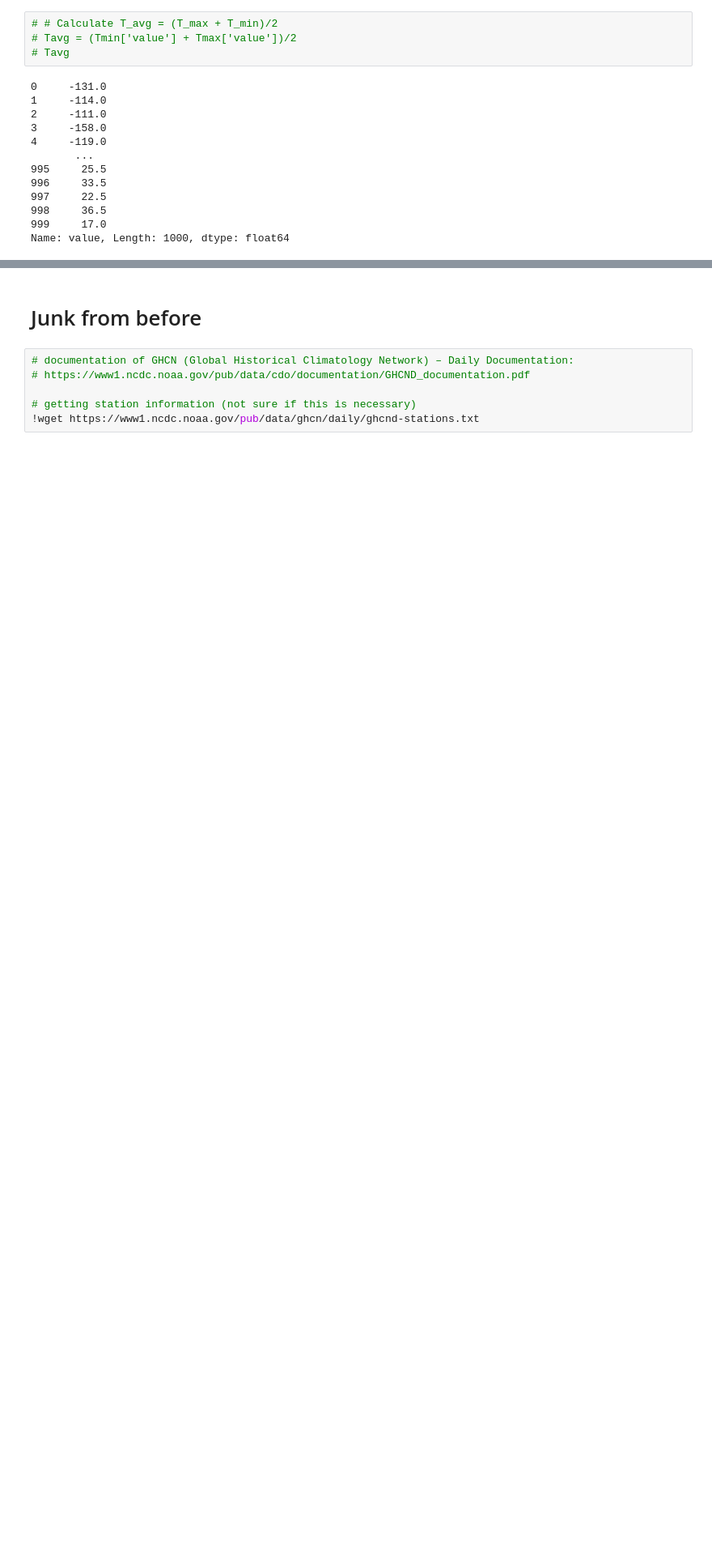
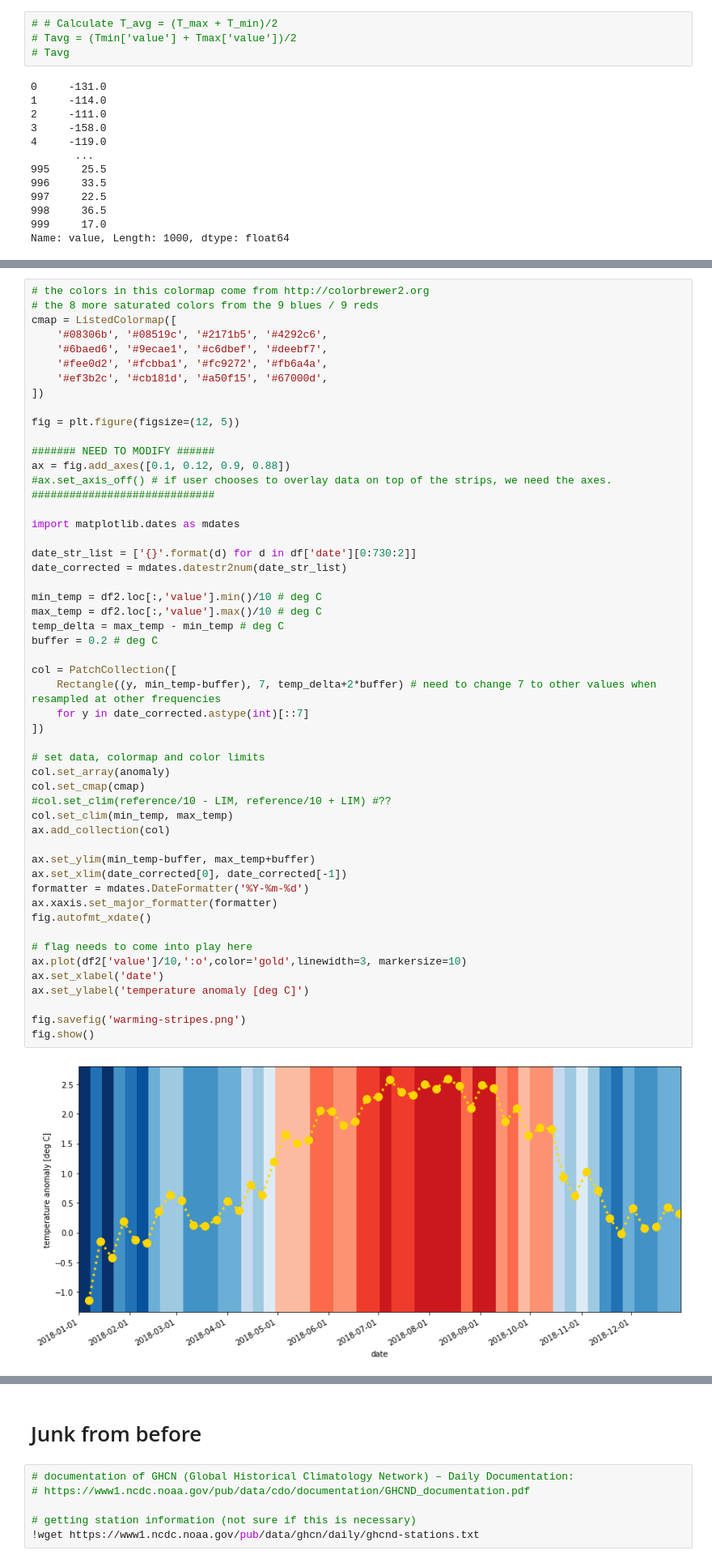
Before and after one commit to cathyxinchangli/ATMS-597-SP-2020, a Jupyter notebook: ATMS-597-SP-2020-Project-2/Project2.ipynb, the cells around one changed output, grey strips where cells are left out. Shown: that part at 81% size. Saved outputs shown, nothing was run; the diff lists cells and outputs as text; blank space fills up the shorter version.

Commit message:
weekly freq plot

```diff
--- a/ATMS-597-SP-2020-Project-2/Project2.ipynb
+++ b/ATMS-597-SP-2020-Project-2/Project2.ipynb
@@ -259,0 +232,54 @@ TypeError: ignored
+# %%
+# the colors in this colormap come from http://colorbrewer2.org
+# the 8 more saturated colors from the 9 blues / 9 reds
+cmap = ListedColormap([
+    '#08306b', '#08519c', '#2171b5', '#4292c6',
+    '#6baed6', '#9ecae1', '#c6dbef', '#deebf7',
+    '#fee0d2', '#fcbba1', '#fc9272', '#fb6a4a',
+    '#ef3b2c', '#cb181d', '#a50f15', '#67000d',
+])
+
+fig = plt.figure(figsize=(12, 5))
+
+####### NEED TO MODIFY ######
+ax = fig.add_axes([0.1, 0.12, 0.9, 0.88])
+#ax.set_axis_off() # if user chooses to overlay data on top of the strips, we need the axes.
+#############################
+
+import matplotlib.dates as mdates
+
+date_str_list = ['{}'.format(d) for d in df['date'][0:730:2]]
+date_corrected = mdates.datestr2num(date_str_list)
+
+min_temp = df2.loc[:,'value'].min()/10 # deg C
+max_temp = df2.loc[:,'value'].max()/10 # deg C
+temp_delta = max_temp - min_temp # deg C
+buffer = 0.2 # deg C
+
+col = PatchCollection([
+    Rectangle((y, min_temp-buffer), 7, temp_delta+2*buffer) # need to change 7 to other values when resampled at other frequencies
+    for y in date_corrected.astype(int)[::7]
+])
+
+# set data, colormap and color limits
+col.set_array(anomaly)
+col.set_cmap(cmap)
+#col.set_clim(reference/10 - LIM, reference/10 + LIM) #??
+col.set_clim(min_temp, max_temp)
+ax.add_collection(col)
+
+ax.set_ylim(min_temp-buffer, max_temp+buffer)
+ax.set_xlim(date_corrected[0], date_corrected[-1])
+formatter = mdates.DateFormatter('%Y-%m-%d')
+ax.xaxis.set_major_formatter(formatter)
+fig.autofmt_xdate()
+
+# flag needs to come into play here
+ax.plot(df2['value']/10,':o',color='gold',linewidth=3, markersize=10)
+ax.set_xlabel('date')
+ax.set_ylabel('temperature anomaly [deg C]')
+
+fig.savefig('warming-stripes.png')
+fig.show()
+# %% [output]
+[figure, added]
```
Also changed, not shown: parts of 2 cells of this notebook.
